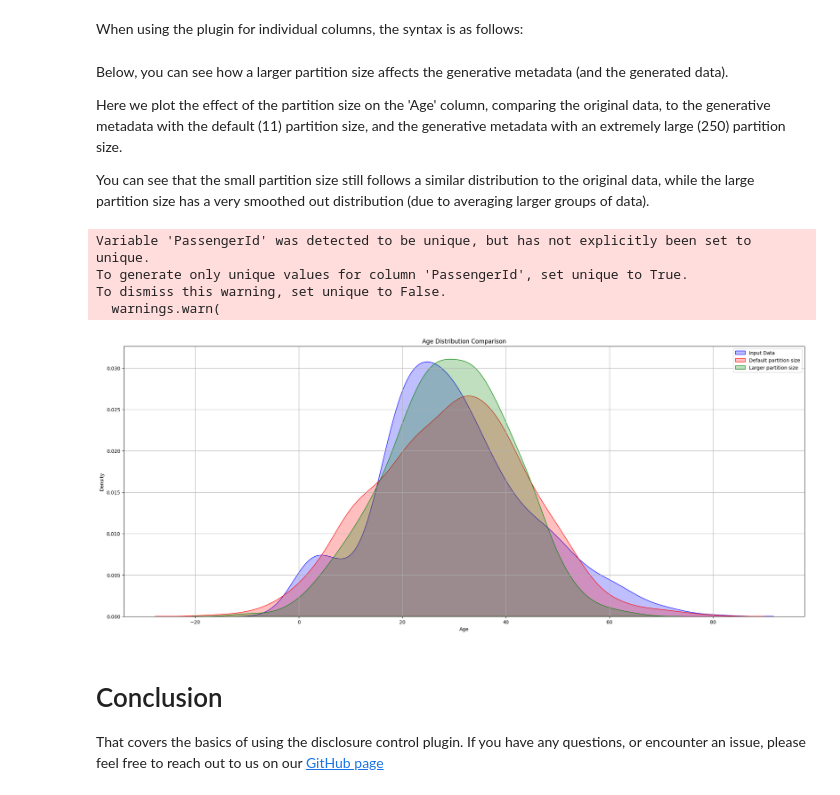
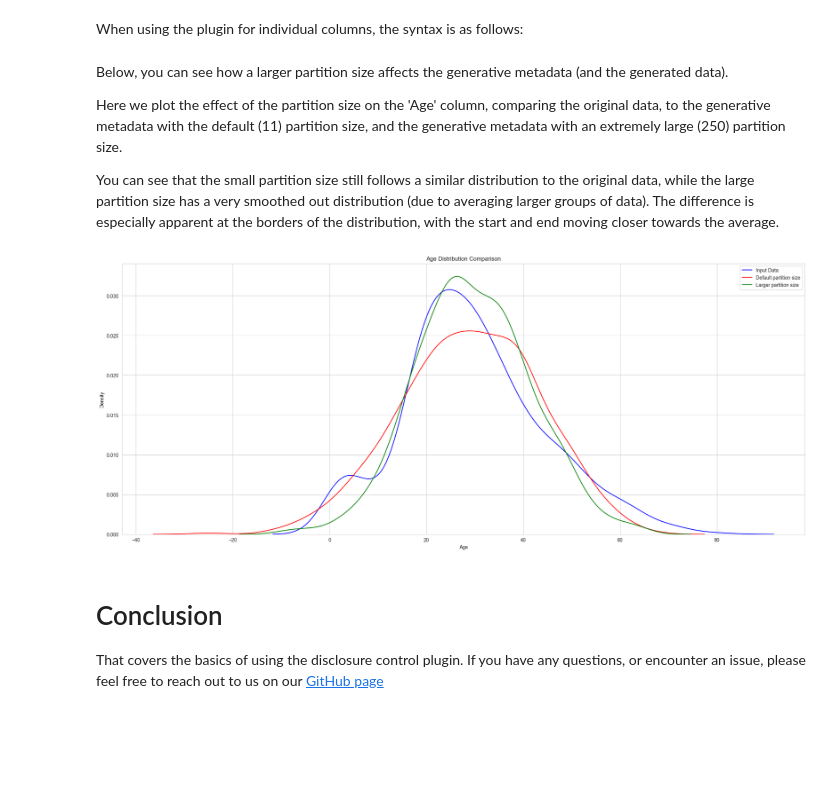
Before and after one commit to sodascience/metasyn-disclosure-control, a Jupyter notebook: examples/usage.ipynb, the cells around one changed output. Cells and saved outputs as stored; diff of their text form; code cells hidden in the pictures; blank space fills up the shorter version.

```diff
--- a/examples/usage.ipynb
+++ b/examples/usage.ipynb
@@ -111,12 +101,12 @@ We can fix this by manually specifying the distributions for the variables that
 # %%
-specs = [
-    # Specify cabin to have a RegexDistribution
-    {"name": "Cabin", "distribution": RegexDistribution(r"[ABCDEF][0-9]{2,3}")},
-]
+spec = {
+    VarSpec("PassengerId", unique=True),
+    VarSpec("Cabin", distribution=RegexDistribution(r"[ABCDEF][0-9]{2,3}")) # Specify cabin to have a RegexDistribution
+}
 
 mf_disclosure = MetaFrame.fit_dataframe(
     df=df,
-    var_specs=specs,
+    var_specs=spec,
     privacy=DisclosurePrivacy(),
 )
 
@@ -142,17 +132,17 @@ To do so, we have to specify the `privacy` parameter for the variable in the var
 
 We can do this as follows:
 # %%
-specs_disclosure = [
-    # Use disclosure control for the 'Married since' column
-    {"name": "Married since", "privacy": DisclosurePrivacy()}
-]
+spec = {
+    VarSpec("PassengerId", unique=True),
+    VarSpec("Married since", privacy=DisclosurePrivacy()) # Use disclosure control for the 'Married since' column
+}
 # %% [markdown]
 Then, when fitting the MetaFrame, we have to specify the `dist_providers` parameter to include both the "builtin" distributions, as well as the diclosure variations.
 We have to include them both because otherwise the distributions not specified in the var_spec to use the disclosure plugin will give an error.
 # %%
 mf_disclosure_alt = MetaFrame.fit_dataframe(
     df=df,
-    var_specs=specs_disclosure,
+    var_specs=spec,
 )
 
 print(
@@ -192,60 +186,59 @@ mf = MetaFrame.fit_dataframe(
 # %% [markdown]
 When using the plugin for individual columns, the syntax is as follows:
 # %%
-specs = [
-    {"name": "Married since", "privacy": DisclosurePrivacy(partition_size=20)},
-]
+spec = {
+    VarSpec("PassengerId", unique=True),
+    VarSpec("Married since", privacy=DisclosurePrivacy(partition_size=20))
+    # Set the partition size to 20
+}
 
 mf = MetaFrame.fit_dataframe(
     df=df,
-    var_specs=specs,
+    var_specs=spec,
 )
 # %% [markdown]
 Below, you can see how a larger partition size affects the generative metadata (and the generated data).
 
 Here we plot the effect of the partition size on the 'Age' column, comparing the original data, to the generative metadata with the default (11) partition size, and the generative metadata with an extremely large (250) partition size.
 
-You can see that the small partition size still follows a similar distribution to the original data, while the large partition size has a very smoothed out distribution (due to averaging larger groups of data).
+You can see that the small partition size still follows a similar distribution to the original data, while the large partition size has a very smoothed out distribution (due to averaging larger groups of data). The difference is especially apparent at the borders of the distribution, with the start and end moving closer towards the average.
 # %%
 import seaborn as sns
+import matplotlib.pyplot as plt
 
 # Fit metaframes
 mf_default = MetaFrame.fit_dataframe(
     df=df,
     privacy=DisclosurePrivacy(),  # Default partition size of 11
 )
 
 mf_large = MetaFrame.fit_dataframe(
     df=df,
     privacy=DisclosurePrivacy(partition_size=250),  # Larger partition size
 )
 
 # Generate synthetic data
 synthetic_data_default = mf_default.synthesize()
 synthetic_data_large = mf_large.synthesize()
 
 # Compare the age column
 plt.figure(figsize=(25, 10))
 
 # Add plots
-sns.kdeplot(df['Age'], color='blue', fill=True, label='Input Data')
-sns.kdeplot(synthetic_data_default['Age'], color='red', fill=True, label='Default partition size')
-sns.kdeplot(synthetic_data_large['Age'], color='green', fill=True, label='Larger partition size')
+sns.kdeplot(df['Age'], color='blue', fill=False, label='Input Data')
+sns.kdeplot(synthetic_data_default['Age'], color='red', fill=False, label='Default partition size')
+sns.kdeplot(synthetic_data_large['Age'], color='green', fill=False, label='Larger partition size')
 
 # Adding labels and formatting
 plt.legend(loc='upper right')
 plt.title('Age Distribution Comparison')
 plt.xlabel('Age')
 plt.ylabel('Density')
 plt.grid(True)
 
 plt.show()
 # %% [output]
-Variable 'PassengerId' was detected to be unique, but has not explicitly been set to unique.
-To generate only unique values for column 'PassengerId', set unique to True.
-To dismiss this warning, set unique to False.
-  warnings.warn(
-[figure, old version]
+[figure, new version]
 # %% [markdown]
 # Conclusion
 That covers the basics of using the disclosure control plugin. If you have any questions, or encounter an issue, please feel free to reach out to us on our [GitHub page](https://github.com/sodascience/metasyn-disclosure-control)
```
Also changed, not shown: parts of 9 cells of this notebook.
